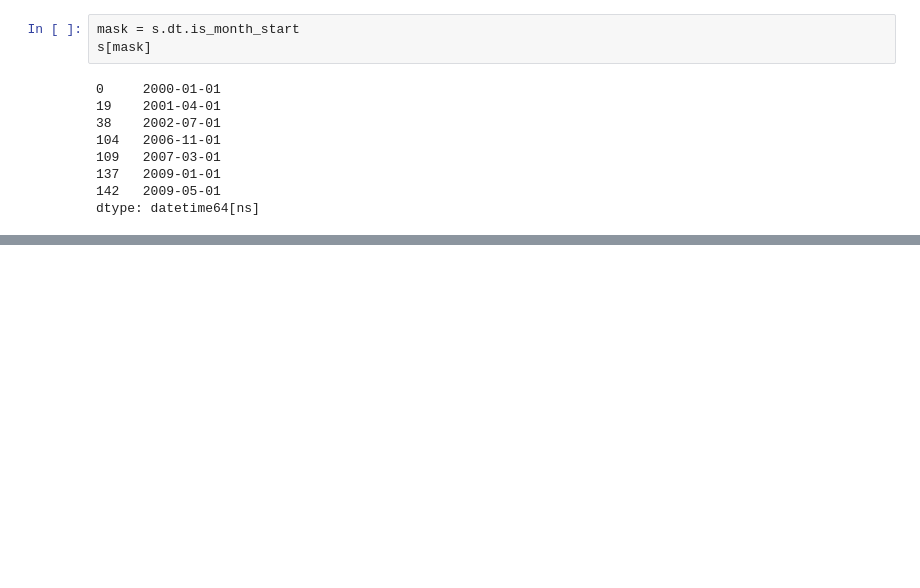
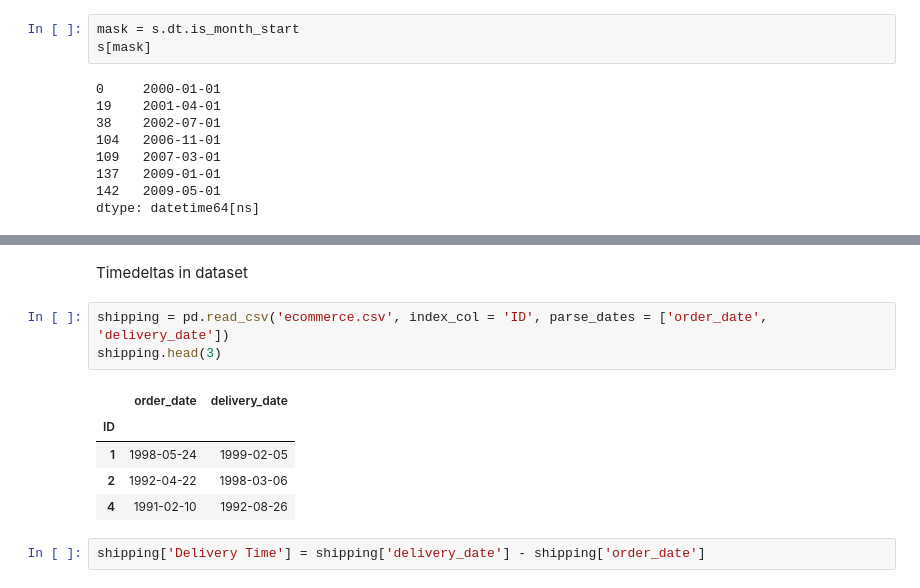
Before and after one commit to elguneminov/data-analysis-with-python-and-pandas, a Jupyter notebook: Working with Dates and Times.ipynb, the cells around one changed output, grey strips where cells are left out. Drawn from its saved outputs; the diff is of its cells as text; blank space fills up the shorter version.

```diff
--- a/Working with Dates and Times.ipynb
+++ b/Working with Dates and Times.ipynb
@@ -233,0 +251,13 @@ dtype: datetime64[ns]
+# %% [markdown]
+Timedeltas in dataset
+# %%
+shipping = pd.read_csv('ecommerce.csv', index_col = 'ID', parse_dates = ['order_date', 'delivery_date'])
+shipping.head(3)
+# %% [output]
+|  | order_date | delivery_date |
+| ID |  |  |
+| 1 | 1998-05-24 | 1999-02-05 |
+| 2 | 1992-04-22 | 1998-03-06 |
+| 4 | 1991-02-10 | 1992-08-26 |
+# %%
+shipping['Delivery Time'] = shipping['delivery_date'] - shipping['order_date']
```
Also changed, not shown: parts of 8 cells of this notebook.
